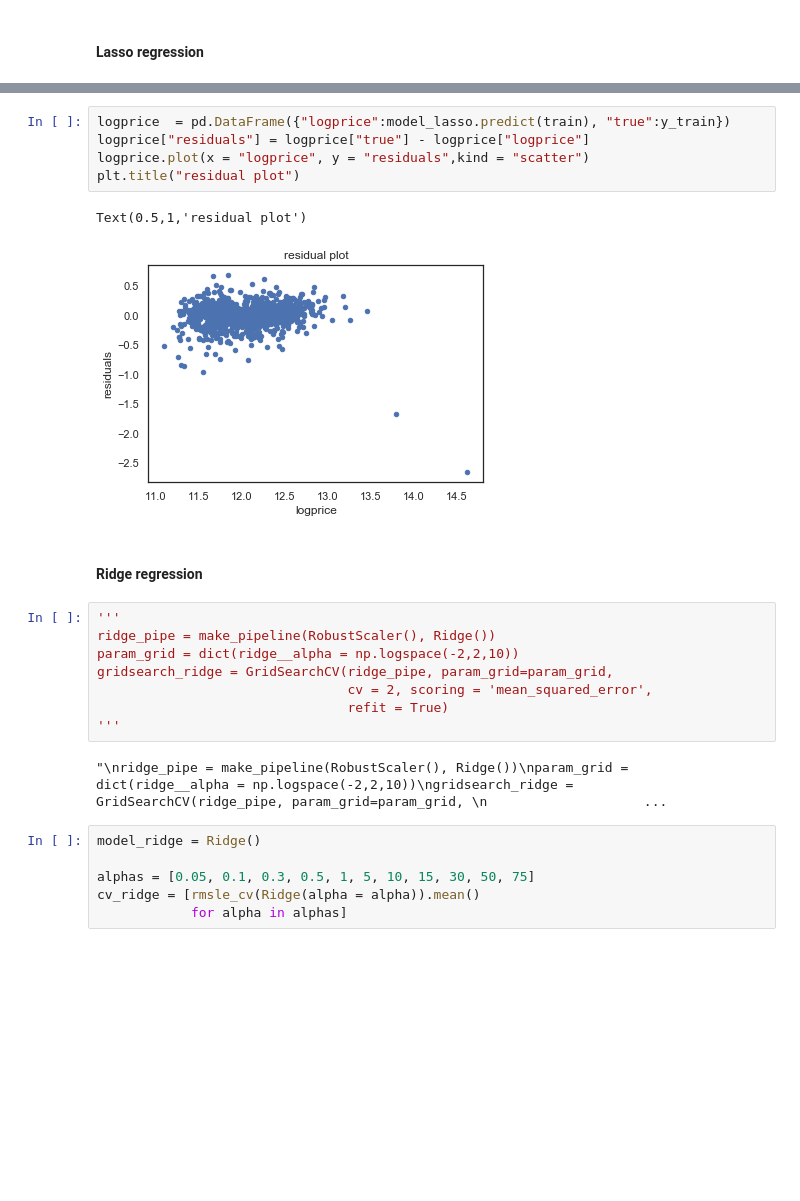
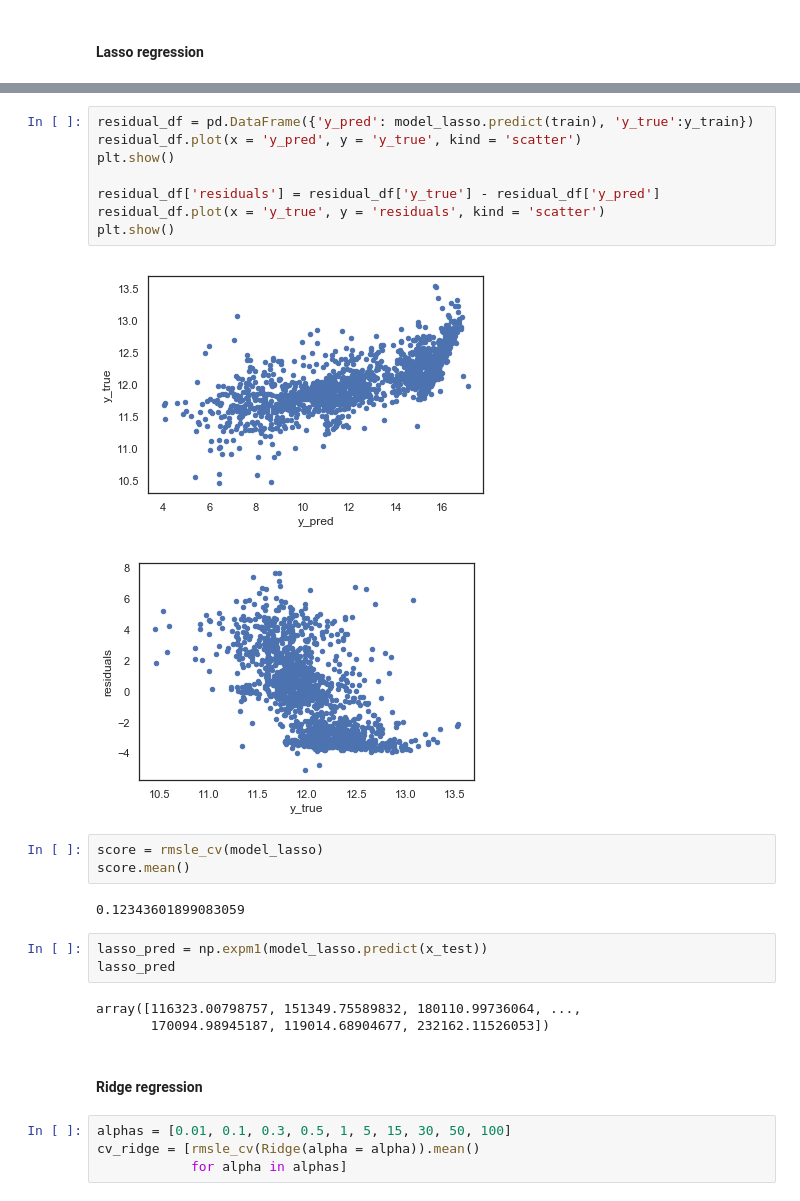
Before and after one commit to pradeep-krishnan/ML_regression_houseprice, a Jupyter notebook: houseprice.ipynb, the cells around one changed output, grey strips where cells are left out. Drawn from its saved outputs; the diff is of its cells as text; blank space fills up the shorter version.

```diff
--- a/houseprice.ipynb
+++ b/houseprice.ipynb
@@ -361,27 +334,29 @@ plt.show()
-# %%
-logprice  = pd.DataFrame({"logprice":model_lasso.predict(train), "true":y_train})
-logprice["residuals"] = logprice["true"] - logprice["logprice"]
-logprice.plot(x = "logprice", y = "residuals",kind = "scatter")
-plt.title("residual plot")
-# %% [output]
-Text(0.5,1,'residual plot')
-[figure, removed]
+# %%
+residual_df = pd.DataFrame({'y_pred': model_lasso.predict(train), 'y_true':y_train})
+residual_df.plot(x = 'y_pred', y = 'y_true', kind = 'scatter')
+plt.show()
+
+residual_df['residuals'] = residual_df['y_true'] - residual_df['y_pred']
+residual_df.plot(x = 'y_true', y = 'residuals', kind = 'scatter')
+plt.show()
+# %% [output]
+[figure, added]
+[figure, added]
+# %%
+score = rmsle_cv(model_lasso)
+score.mean()
+# %% [output]
+0.12343601899083059
+# %%
+lasso_pred = np.expm1(model_lasso.predict(x_test))
+lasso_pred
+# %% [output]
+array([116323.00798757, 151349.75589832, 180110.99736064, ...,
+       170094.98945187, 119014.68904677, 232162.11526053])
 # %% [markdown]
 #### Ridge regression
-# %%
-'''
-ridge_pipe = make_pipeline(RobustScaler(), Ridge())
-param_grid = dict(ridge__alpha = np.logspace(-2,2,10))
-gridsearch_ridge = GridSearchCV(ridge_pipe, param_grid=param_grid,
-                                cv = 2, scoring = 'mean_squared_error',
-                                refit = True)
-'''
-# %% [output]
-"\nridge_pipe = make_pipeline(RobustScaler(), Ridge())\nparam_grid = dict(ridge__alpha = np.logspace(-2,2,10))\ngridsearch_ridge = GridSearchCV(ridge_pipe, param_grid=param_grid, \n                    ...
 # %%
-model_ridge = Ridge()
-
-alphas = [0.05, 0.1, 0.3, 0.5, 1, 5, 10, 15, 30, 50, 75]
+alphas = [0.01, 0.1, 0.3, 0.5, 1, 5, 15, 30, 50, 100]
 cv_ridge = [rmsle_cv(Ridge(alpha = alpha)).mean()
             for alpha in alphas]
 # %%
```
Also changed, not shown: parts of 60 cells of this notebook.
